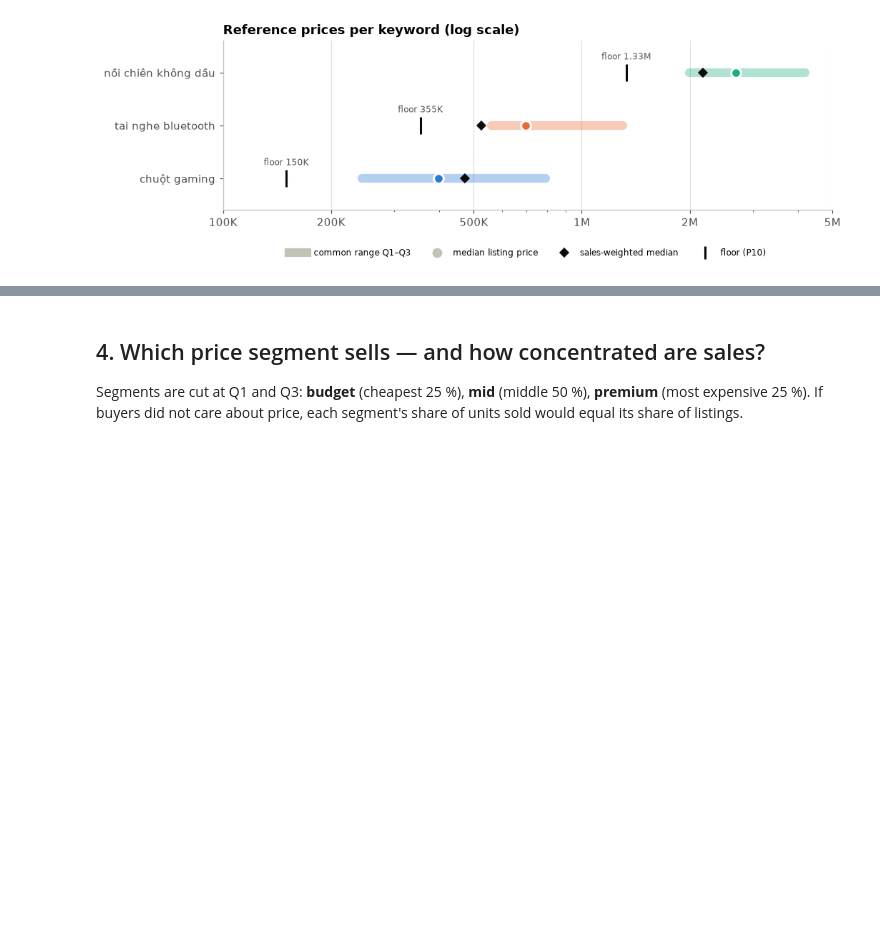
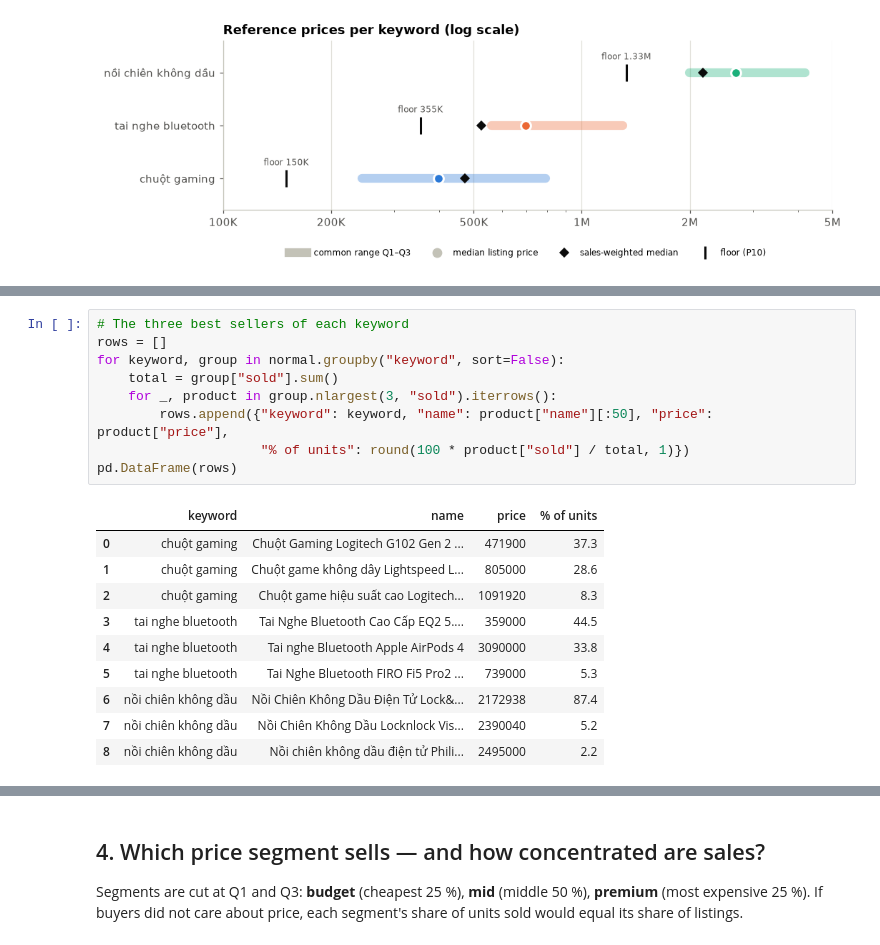
Before and after one commit to NamAnh-dev/Web-Crawler-for-E-commerce-Prices, a Jupyter notebook: notebooks/02_price_analysis.ipynb, the cells around one changed output, grey strips where cells are left out. Cells and saved outputs as stored; diff of their text form; blank space fills up the shorter version.

```diff
--- a/notebooks/02_price_analysis.ipynb
+++ b/notebooks/02_price_analysis.ipynb
@@ -221,0 +228,20 @@ fig.savefig(FIGURES / "reference_prices.png", dpi=150, bbox_inches="tight")
+# %%
+# The three best sellers of each keyword
+rows = []
+for keyword, group in normal.groupby("keyword", sort=False):
+    total = group["sold"].sum()
+    for _, product in group.nlargest(3, "sold").iterrows():
+        rows.append({"keyword": keyword, "name": product["name"][:50], "price": product["price"],
+                     "% of units": round(100 * product["sold"] / total, 1)})
+pd.DataFrame(rows)
+# %% [output]
+|  | keyword | name | price | % of units |
+| 0 | chuột gaming | Chuột Gaming Logitech G102 Gen 2 ... | 471900 | 37.3 |
+| 1 | chuột gaming | Chuột game không dây Lightspeed L... | 805000 | 28.6 |
+| 2 | chuột gaming | Chuột game hiệu suất cao Logitech... | 1091920 | 8.3 |
+| 3 | tai nghe bluetooth | Tai Nghe Bluetooth Cao Cấp EQ2 5.... | 359000 | 44.5 |
+| 4 | tai nghe bluetooth | Tai nghe Bluetooth Apple AirPods 4 | 3090000 | 33.8 |
+| 5 | tai nghe bluetooth | Tai Nghe Bluetooth FIRO Fi5 Pro2 ... | 739000 | 5.3 |
+| 6 | nồi chiên không dầu | Nồi Chiên Không Dầu Điện Tử Lock&... | 2172938 | 87.4 |
+| 7 | nồi chiên không dầu | Nồi Chiên Không Dầu Locknlock Vis... | 2390040 | 5.2 |
+| 8 | nồi chiên không dầu | Nồi chiên không dầu điện tử Phili... | 2495000 | 2.2 |
```
Also changed, not shown: parts of 6 cells of this notebook.
